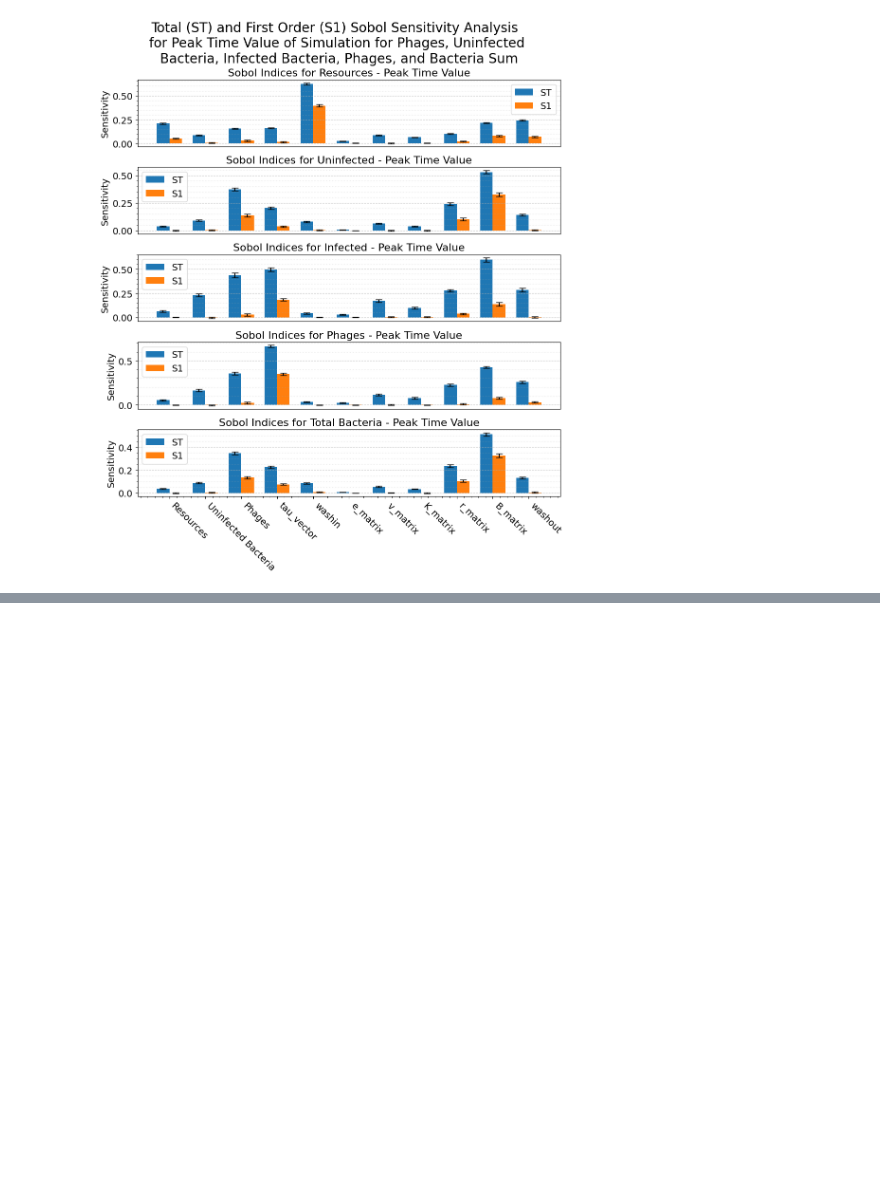
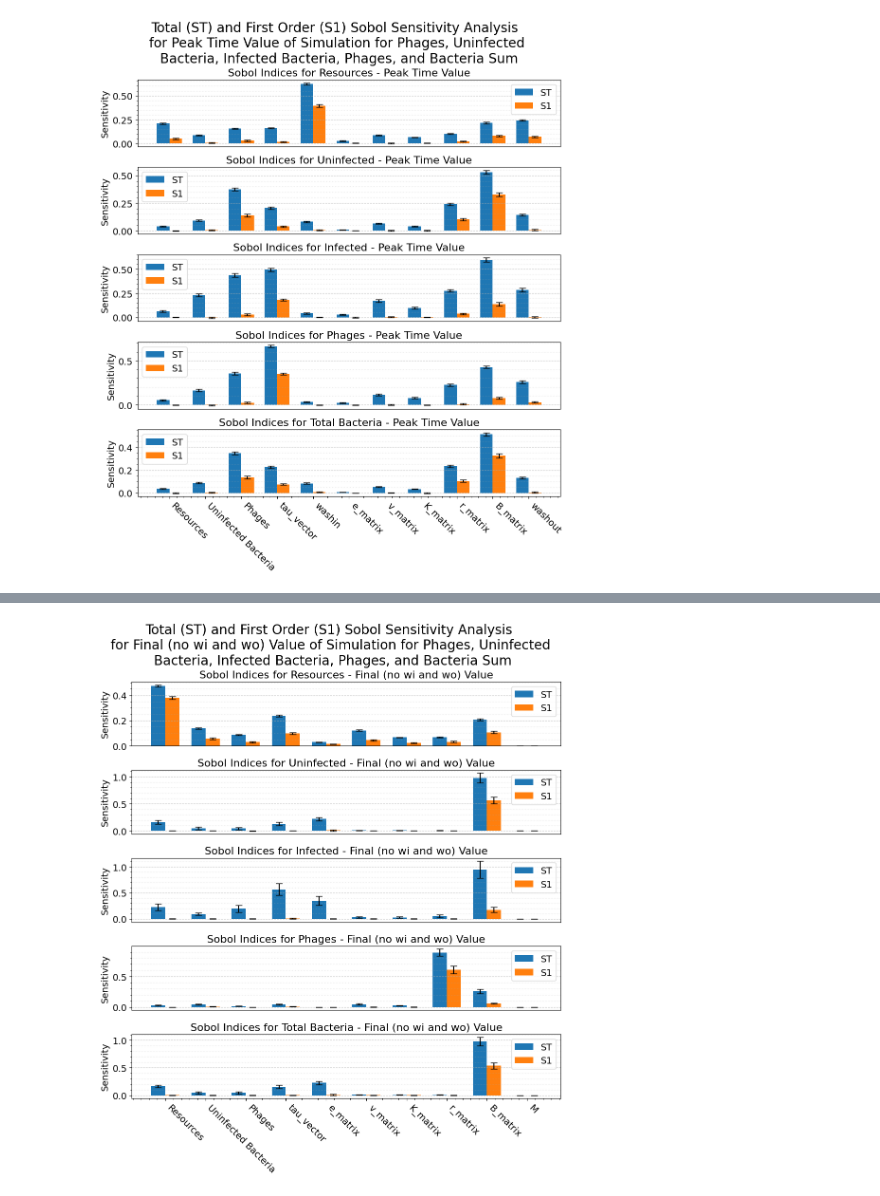
Before and after one commit to BiggusVickus/Master-Thesis, a Jupyter notebook: SOBOL_analysis.ipynb, the cells around one changed output, grey strips where cells are left out. Cells and saved outputs as stored; diff of their text form; code cells hidden in the pictures; blank space fills up the shorter version.

```diff
--- a/SOBOL_analysis.ipynb
+++ b/SOBOL_analysis.ipynb
@@ -164,7 +164,7 @@ visualizer.add_non_graph_data_matrix("B_matrix", B_matrix, phage_nodes, bacteria
 # optionally add other parameters to the visualizer, that will be passed to the ODE system.
 visualizer.add_other_parameters(phage_nodes, bacteria_nodes, resource_nodes, int(system.M))
 # %%
-file_location_full = 'SimulationResults/SensitivityAnalysis/SOBOLAnalysis1748084143/SOBOL_analysis_full_data_1748084143.pickle'
+file_location_full = 'SimulationResults/SensitivityAnalysis/SOBOLAnalysisWithWiWo/SOBOL_analysis_full_data_1748084143.pickle'
 timestamp = file_location_full.split('.')[0].split('_')[-1]
 with open(file_location_full, 'rb') as f:
     sensitivity_data = pickle.load(f)
@@ -204,7 +204,7 @@ graph_data_keys ['Resources', 'Uninfected Bacteria', 'Infected Bacteria', 'Phage
 environment_data {'M': 4, 'washout': 0}
 other_parameters [['P0'], ['B0'], ['R0'], 4]
 # %%
-def create_sobol_plot(analyzed, parameter_names, title, save=True):
+def create_sobol_plot(analyzed, parameter_names, timestamp, title, save=True):
     fig, axs = plt.subplots(len(analyzed), 1, figsize=(10, 12))
     fig.suptitle(f'Total (ST) and First Order (S1) Sobol Sensitivity Analysis \n for {title} Value of Simulation for Phages, Uninfected \n Bacteria, Infected Bacteria, Phages, and Bacteria Sum', fontsize=20)
     list_of_output = ['Resources', 'Uninfected', 'Infected', 'Phages', 'Total Bacteria']
@@ -319,2 +316,24 @@ create_sobol_plot(Y_peak_time_analyzed, parameter_names, "Peak Time")
 # %% [output]
 [figure]
+# %%
+file_location_full_new = 'SimulationResults/SensitivityAnalysis/SOBOLAnalysisWithoutWiWo/SOBOL_analysis_full_data_1748254751.pickle'
+timestamp_new = file_location_full_new.split('.')[0].split('_')[-1]
+with open(file_location_full_new, 'rb') as f:
+    sensitivity_data_new = pickle.load(f)
+print(sensitivity_data_new.keys())
+t_values_new, y_values_new = sensitivity_data_new['t_values'], sensitivity_data_new['y_values']
+problem_spec_new = sensitivity_data_new['problem_spec']
+SOBOL_number_samples_new = sensitivity_data_new['SOBOL_number_samples']
+SOBOL_2nd_order_new = sensitivity_data_new['SOBOL_2nd_order']
+seed_new = sensitivity_data_new['seed']
+param_samples_new = sample(problem_spec_new, 2**SOBOL_number_samples_new, calc_second_order=SOBOL_2nd_order_new, seed=int(seed_new))
+data_size_new = sensitivity_data_new['data_size']
+graph_data_keys_new = sensitivity_data_new['graph_data_keys']
+t_eval_steps_new = sensitivity_data_new['t_eval_steps']
+Y_peak_value_new = np.zeros((len(param_samples_new), len(data_size_new)+1))
+Y_peak_time_new = np.zeros((len(param_samples_new), len(data_size_new)+1))
+for key_new, value_new in sensitivity_data_new.items():
+    if key_new in ["problem_spec", "y_final", "y_avg", "y_var", "final_analyzed", "avg_analyzed", "var_analyzed",  "graph_data", "non_graph_data_vector", "non_graph_data_matrix", "settings", "t_values", "y_values", "t_eval_steps"]:
+        continue
+    else:
+        print(key_new, value_new)
@@ -320,0 +410,6 @@ create_sobol_plot(Y_peak_time_analyzed, parameter_names, "Peak Time")
+# %%
+parameter_names_new = sensitivity_data_new['parameter_names']
+final_analyzed_new = sensitivity_data_new['final_analyzed']
+create_sobol_plot(final_analyzed_new, parameter_names_new, timestamp, "Final (no wi and wo)")
+# %% [output]
+[figure, added]
```
Also changed, not shown: parts of 15 cells of this notebook, 21 other files.
